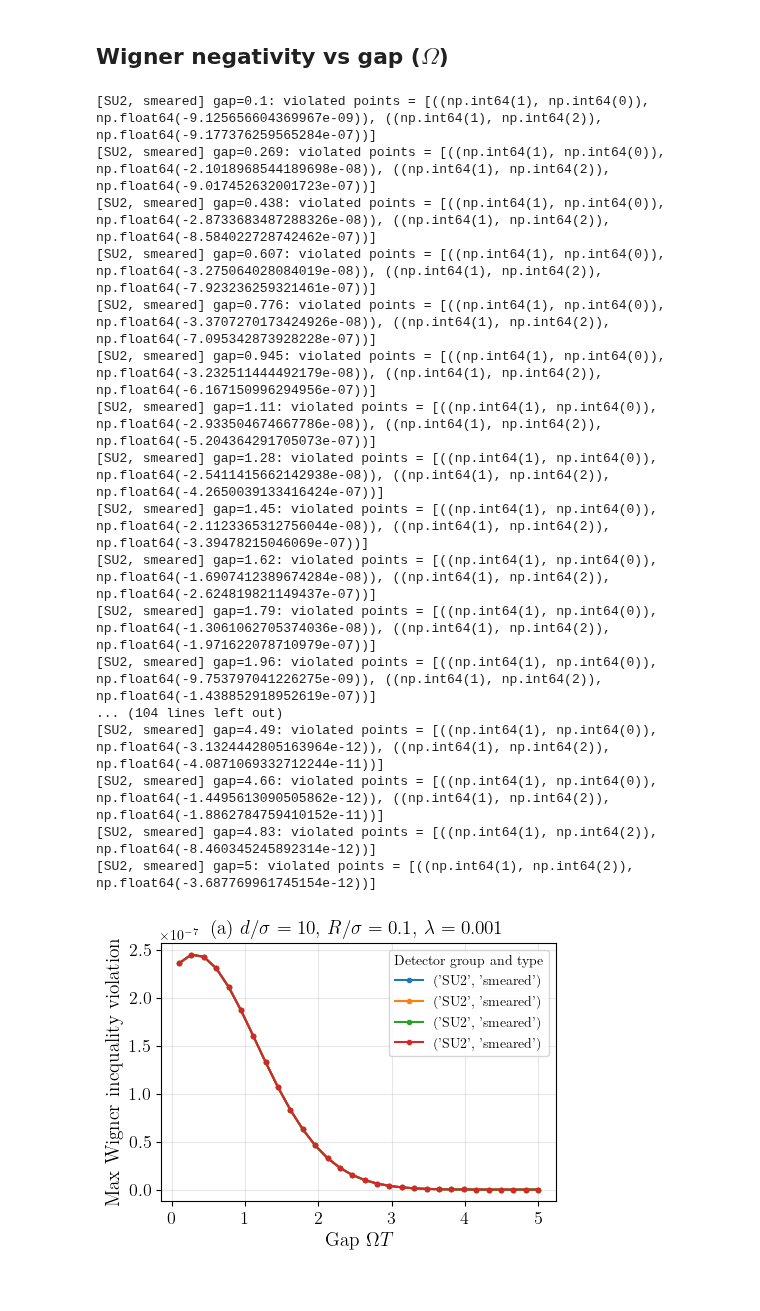
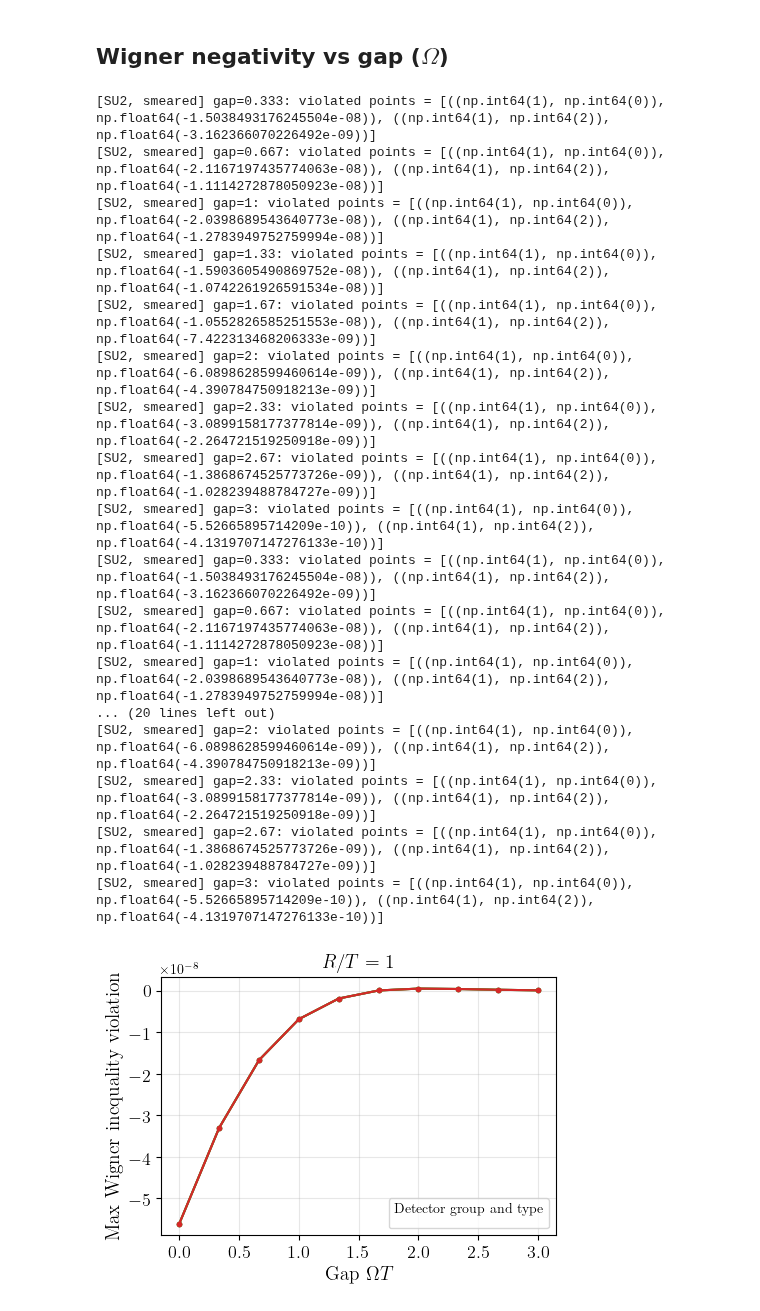
Before and after one commit to Sanchit-Srivastava/contextuality_from_the_vacuum, a Jupyter notebook: notebooks/magic_plots_validation.ipynb, the cells around one changed output. Saved outputs shown, nothing was run; the diff lists cells and outputs as text; code cells hidden in the pictures.

Commit message:
New magic plots
Using actual negativity.

```diff
--- a/notebooks/magic_plots_validation.ipynb
+++ b/notebooks/magic_plots_validation.ipynb
@@ -78,11 +78,13 @@ def reduce_state(rho: np.ndarray) -> np.ndarray:
 
 # Fixed parameters
 switching = 1.0
-separation = 10
-smearing = 0.1
+separation = 1.0
+smearing = 1
 lam = 1e-3
-regulator = 100
+regulator = 1
 regularization = "magical"  # used by Q_term but detector_type/group decide which terms contribute
+
+colors = ["#000000","#332288","#117733","#88CCEE","#DDCC77", "#CC6677", "#AA4499","#882255"]
 
 group_types = [
                 # ("SU2", "point_like"),
@@ -98,7 +100,7 @@ labels = {
 plt.figure(figsize=(4.8,3.6))
 
 # Sweep gaps
-gaps = np.linspace(0.1, 5, 30)  # avoid zero to keep numerics well-behaved
+gaps = np.linspace(0.0, 3, 10)  # avoid zero to keep numerics well-behaved
 deez = [0.1, 0.5, 1, 5]
 linestyles = [ "--", "-.", ":", (0, (3, 1, 1, 1))]  # Add more if needed
 for idx, d in enumerate(deez):
@@ -116,52 +118,53 @@ for idx, d in enumerate(deez):
                 regularization=regularization,
                 detector_type=detector_type,
                 group=group,
                 lam=lam,
             )
             if is_valid_state(rho):
                 rho_1 = reduce_state(rho)  # reduce to first qutrit
-                max_violation, violating_points = wigner_inequalities(rho_1)
+                max_violation, violating_points, violation_sum = wigner_inequalities(rho_1, include_sum=True)
                 value = np.log(max_violation/3 + (1 + rho[0, 0])/2)
                 wn_vals.append(value)
                 violated_points_list.append(violating_points)
                 if max_violation > 0:
                     print(f"[{group}, {detector_type}] gap={gap:.3g}: violated points = {violating_points}")
             else:
                 print("Invalid state detected at gap =", gap)
                 validate_and_print(rho)
                 break
 
         wn_vals = np.array(wn_vals)
-        label = f"d={d}"
-        plt.plot(gaps[:len(wn_vals)], wn_vals, marker=".", lw=1.5, label=labels)
+        # label = f"d={d}"
+        plt.plot(gaps[:len(wn_vals)], wn_vals, marker=".", lw=1.5)
 
 
 plt.xlabel(r"{Gap} $\Omega T$",fontsize=14)
 plt.ylabel(r"{Max Wigner inequality violation}",fontsize=14)
-plt.title(rf"(a) $d/\sigma={separation}$, $R/\sigma={smearing}$, $\lambda={lam}$",fontsize=14)
+plt.title(rf"$R/T={smearing}$",fontsize=14)
+# plt.title(rf"(a) $d/\sigma={separation}$, $R/\sigma={smearing}$, $\lambda={lam}$",fontsize=14)
 plt.xticks(fontsize=13)
 plt.yticks(fontsize=13)
 plt.grid(True, alpha=0.3)
 plt.legend(title="Detector group and type")
 plt.tight_layout()
 # plt.savefig("wigner_negativity_vs_gap_different_models.pdf")
 plt.show()
 # %% [output]
-[SU2, smeared] gap=0.1: violated points = [((np.int64(1), np.int64(0)), np.float64(-9.125656604369967e-09)), ((np.int64(1), np.int64(2)), np.float64(-9.177376259565284e-07))]
-[SU2, smeared] gap=0.269: violated points = [((np.int64(1), np.int64(0)), np.float64(-2.1018968544189698e-08)), ((np.int64(1), np.int64(2)), np.float64(-9.017452632001723e-07))]
-[SU2, smeared] gap=0.438: violated points = [((np.int64(1), np.int64(0)), np.float64(-2.8733683487288326e-08)), ((np.int64(1), np.int64(2)), np.float64(-8.584022728742462e-07))]
-[SU2, smeared] gap=0.607: violated points = [((np.int64(1), np.int64(0)), np.float64(-3.275064028084019e-08)), ((np.int64(1), np.int64(2)), np.float64(-7.923236259321461e-07))]
-[SU2, smeared] gap=0.776: violated points = [((np.int64(1), np.int64(0)), np.float64(-3.3707270173424926e-08)), ((np.int64(1), np.int64(2)), np.float64(-7.095342873928228e-07))]
-[SU2, smeared] gap=0.945: violated points = [((np.int64(1), np.int64(0)), np.float64(-3.232511444492179e-08)), ((np.int64(1), np.int64(2)), np.float64(-6.167150996294956e-07))]
-[SU2, smeared] gap=1.11: violated points = [((np.int64(1), np.int64(0)), np.float64(-2.933504674667786e-08)), ((np.int64(1), np.int64(2)), np.float64(-5.204364291705073e-07))]
-[SU2, smeared] gap=1.28: violated points = [((np.int64(1), np.int64(0)), np.float64(-2.5411415662142938e-08)), ((np.int64(1), np.int64(2)), np.float64(-4.2650039133416424e-07))]
-[SU2, smeared] gap=1.45: violated points = [((np.int64(1), np.int64(0)), np.float64(-2.1123365312756044e-08)), ((np.int64(1), np.int64(2)), np.float64(-3.39478215046069e-07))]
-[SU2, smeared] gap=1.62: violated points = [((np.int64(1), np.int64(0)), np.float64(-1.6907412389674284e-08)), ((np.int64(1), np.int64(2)), np.float64(-2.624819821149437e-07))]
-[SU2, smeared] gap=1.79: violated points = [((np.int64(1), np.int64(0)), np.float64(-1.3061062705374036e-08)), ((np.int64(1), np.int64(2)), np.float64(-1.971622078710979e-07))]
-[SU2, smeared] gap=1.96: violated points = [((np.int64(1), np.int64(0)), np.float64(-9.753797041226275e-09)), ((np.int64(1), np.int64(2)), np.float64(-1.438852918952619e-07))]
-... (104 lines left out)
-[SU2, smeared] gap=4.49: violated points = [((np.int64(1), np.int64(0)), np.float64(-3.1324442805163964e-12)), ((np.int64(1), np.int64(2)), np.float64(-4.0871069332712244e-11))]
-[SU2, smeared] gap=4.66: violated points = [((np.int64(1), np.int64(0)), np.float64(-1.4495613090505862e-12)), ((np.int64(1), np.int64(2)), np.float64(-1.8862784759410152e-11))]
-[SU2, smeared] gap=4.83: violated points = [((np.int64(1), np.int64(2)), np.float64(-8.460345245892314e-12))]
-[SU2, smeared] gap=5: violated points = [((np.int64(1), np.int64(2)), np.float64(-3.687769961745154e-12))]
+[SU2, smeared] gap=0.333: violated points = [((np.int64(1), np.int64(0)), np.float64(-1.5038493176245504e-08)), ((np.int64(1), np.int64(2)), np.float64(-3.162366070226492e-09))]
+[SU2, smeared] gap=0.667: violated points = [((np.int64(1), np.int64(0)), np.float64(-2.1167197435774063e-08)), ((np.int64(1), np.int64(2)), np.float64(-1.1114272878050923e-08))]
+[SU2, smeared] gap=1: violated points = [((np.int64(1), np.int64(0)), np.float64(-2.0398689543640773e-08)), ((np.int64(1), np.int64(2)), np.float64(-1.2783949752759994e-08))]
+[SU2, smeared] gap=1.33: violated points = [((np.int64(1), np.int64(0)), np.float64(-1.5903605490869752e-08)), ((np.int64(1), np.int64(2)), np.float64(-1.0742261926591534e-08))]
+[SU2, smeared] gap=1.67: violated points = [((np.int64(1), np.int64(0)), np.float64(-1.0552826585251553e-08)), ((np.int64(1), np.int64(2)), np.float64(-7.422313468206333e-09))]
+[SU2, smeared] gap=2: violated points = [((np.int64(1), np.int64(0)), np.float64(-6.0898628599460614e-09)), ((np.int64(1), np.int64(2)), np.float64(-4.390784750918213e-09))]
+[SU2, smeared] gap=2.33: violated points = [((np.int64(1), np.int64(0)), np.float64(-3.0899158177377814e-09)), ((np.int64(1), np.int64(2)), np.float64(-2.264721519250918e-09))]
+[SU2, smeared] gap=2.67: violated points = [((np.int64(1), np.int64(0)), np.float64(-1.3868674525773726e-09)), ((np.int64(1), np.int64(2)), np.float64(-1.028239488784727e-09))]
+[SU2, smeared] gap=3: violated points = [((np.int64(1), np.int64(0)), np.float64(-5.52665895714209e-10)), ((np.int64(1), np.int64(2)), np.float64(-4.1319707147276133e-10))]
+[SU2, smeared] gap=0.333: violated points = [((np.int64(1), np.int64(0)), np.float64(-1.5038493176245504e-08)), ((np.int64(1), np.int64(2)), np.float64(-3.162366070226492e-09))]
+[SU2, smeared] gap=0.667: violated points = [((np.int64(1), np.int64(0)), np.float64(-2.1167197435774063e-08)), ((np.int64(1), np.int64(2)), np.float64(-1.1114272878050923e-08))]
+[SU2, smeared] gap=1: violated points = [((np.int64(1), np.int64(0)), np.float64(-2.0398689543640773e-08)), ((np.int64(1), np.int64(2)), np.float64(-1.2783949752759994e-08))]
+... (20 lines left out)
+[SU2, smeared] gap=2: violated points = [((np.int64(1), np.int64(0)), np.float64(-6.0898628599460614e-09)), ((np.int64(1), np.int64(2)), np.float64(-4.390784750918213e-09))]
+[SU2, smeared] gap=2.33: violated points = [((np.int64(1), np.int64(0)), np.float64(-3.0899158177377814e-09)), ((np.int64(1), np.int64(2)), np.float64(-2.264721519250918e-09))]
+[SU2, smeared] gap=2.67: violated points = [((np.int64(1), np.int64(0)), np.float64(-1.3868674525773726e-09)), ((np.int64(1), np.int64(2)), np.float64(-1.028239488784727e-09))]
+[SU2, smeared] gap=3: violated points = [((np.int64(1), np.int64(0)), np.float64(-5.52665895714209e-10)), ((np.int64(1), np.int64(2)), np.float64(-4.1319707147276133e-10))]
-[figure, old version]
+[figure, new version]
```
Also changed, not shown: 2 other files.
